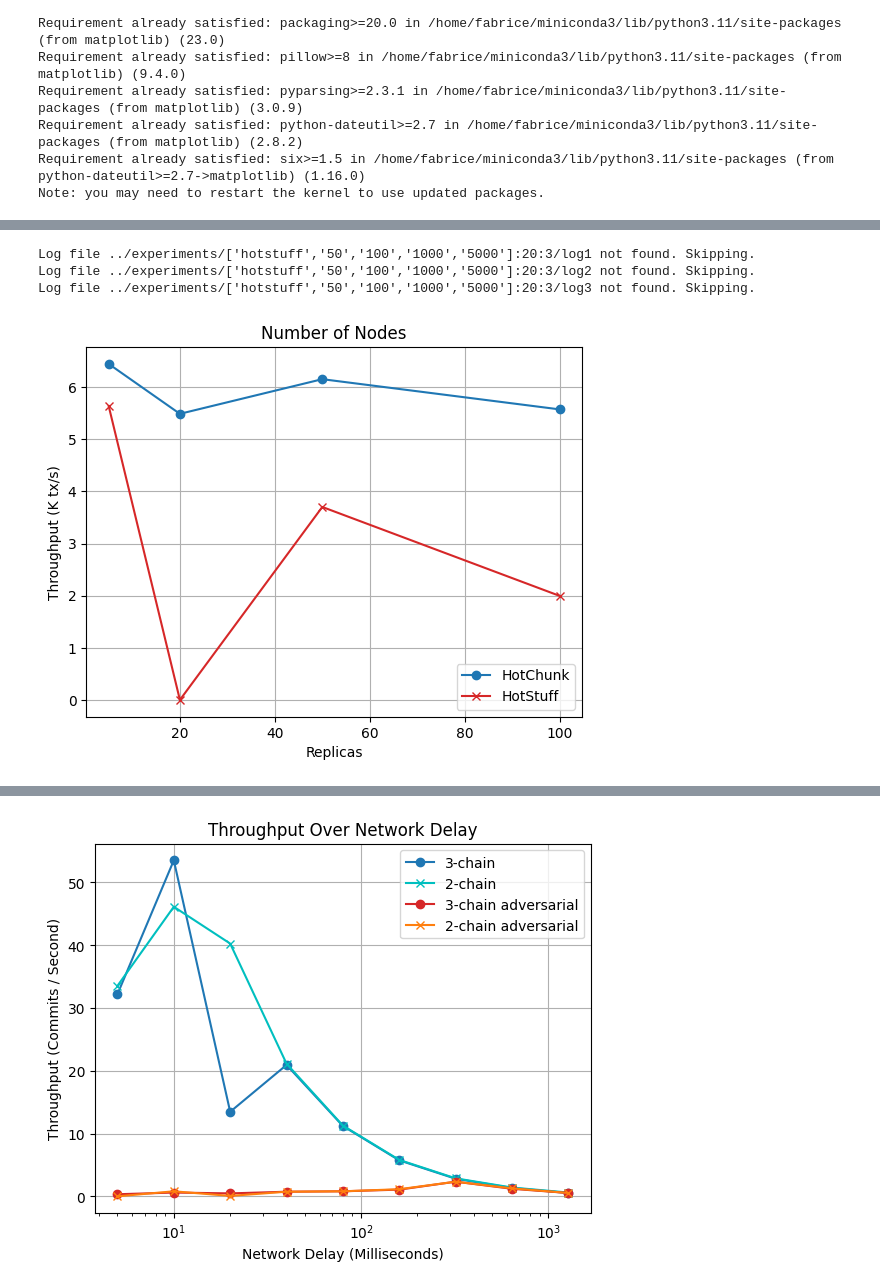
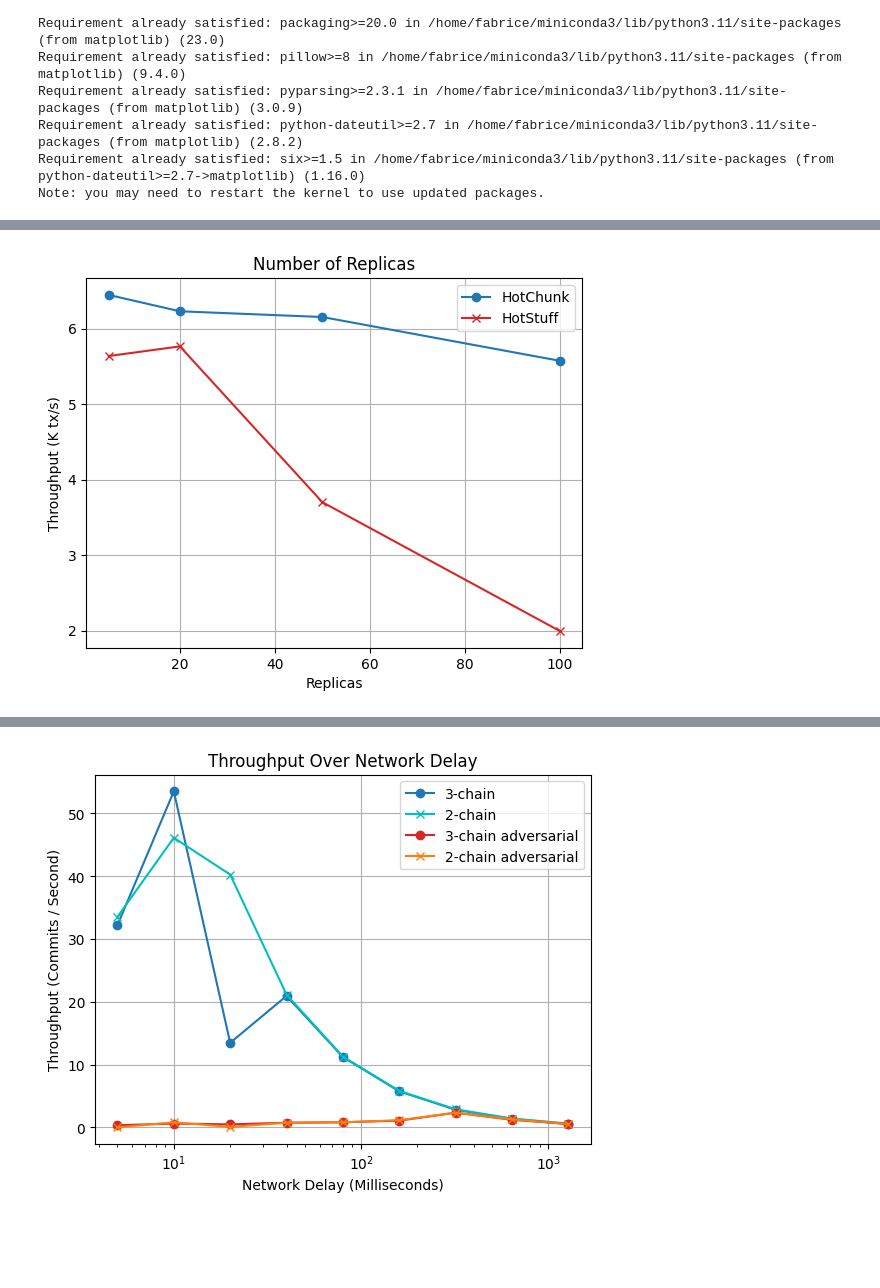
Before and after one commit to Fabr-ce/libhotchunk, a Jupyter notebook: scripts/Evaluation.ipynb, the cells around one changed output, grey strips where cells are left out. Drawn from its saved outputs; the diff is of its cells as text; code cells hidden in the pictures; blank space fills up the shorter version.

Commit message:
finished hotstuff and hotchunk evaluation

```diff
--- a/scripts/Evaluation.ipynb
+++ b/scripts/Evaluation.ipynb
@@ -29,12 +30,14 @@ def getAverageStats(experiment_str: str) -> tuple[float, float]:
     logs_path = os.path.join("../experiments", experiment_str)
     log_files = [os.path.join(logs_path, f"log{i}") for i in range(1, 4)]
 
+    log_files_available = 0
     avg_commit, avg_latency = 0, 0
     for log_file in log_files:
         try:
             with open(log_file, "r") as f:
                 log_lines = f.readlines()
 
+            log_files_available+=1
             last_commit, last_latency = None, None
             for line in reversed(log_lines):
                 commit_match = re.search(commit_pattern, line)
@@ -65,9 +68,9 @@ def getAverageStats(experiment_str: str) -> tuple[float, float]:
         except FileNotFoundError:
             print(f"Log file {log_file} not found. Skipping.")
 
-    avg_commit /= len(log_files)
+    avg_commit /= log_files_available
     if avg_latency != None:
-        avg_latency /= len(log_files)
+        avg_latency /= log_files_available
 
     avg_commit_per_sec = avg_commit / experiment_seconds
 
@@ -80,8 +83,8 @@ branches = ["master", "hotstuff"]
 throughput = {"master": [], "hotstuff": []}
 
 for branch in branches:
-    for bandwidth in latencies:
-        experiment_str = f"['{branch}','{bandwidth}','100','1000','5000']:100:5"
+    for latency in latencies:
+        experiment_str = f"['{branch}','{latency}','100','1000','5000']:100:5"
         avg_cps, avg_latency = getAverageStats(experiment_str)
         throughput[branch].append(avg_cps)
 
@@ -125,6 +128,6 @@ plt.grid()
 # %%
 # throughput over bandwidth
-bandwidths = [10, 25, 50, 100, 1000]
+bandwidths = [10, 25, 50, 100, 400, 1000]
 branches = ["master", "hotstuff"]
 
 throughput = {"master": [], "hotstuff": []}
@@ -136,7 +139,6 @@ for branch in branches:
         avg_cps, avg_latency = getAverageStats(experiment_str)
         throughput[branch].append(avg_cps)
         latency[branch].append(avg_latency)
-print(throughput["master"])
 plt.plot(bandwidths, throughput["master"], marker='o', linestyle='-', color='tab:blue', label='HotChunk')
 plt.plot(bandwidths, throughput["hotstuff"], marker='x', linestyle='-', color='tab:red', label='HotStuff')
 
@@ -150,7 +152,7 @@ plt.grid()
 
 plt.show()
 
-
+print(latency["master"])
 plt.plot(bandwidths, latency["master"], marker='o', linestyle='-', color='tab:blue', label='HotChunk')
 plt.plot(bandwidths, latency["hotstuff"], marker='x', linestyle='-', color='tab:red', label='HotStuff')
 
@@ -170,28 +172,25 @@ plt.show()
 # %%
 # throughput over nr.of replicas
 
-nr_replicas = [(5,1), (20, 5), (50, 5), (100, 5)]
+nr_replicas = [(5,1), (20, 5), (50, 3), (100, 5)]
 branches = ["master", "hotstuff"]
 
 throughput = {"master": [], "hotstuff": []}
 
 for branch in branches:
     for replica_count, virtual_machines in nr_replicas:
         experiment_str = f"['{branch}','50','100','1000','5000']:{replica_count}:{virtual_machines}"
         avg_cps, avg_latency = getAverageStats(experiment_str)
         throughput[branch].append(avg_cps)
 
 plt.plot([n for (n, _) in nr_replicas], throughput["master"], marker='o', linestyle='-', color='tab:blue', label='HotChunk')
 plt.plot([n for (n, _) in nr_replicas], throughput["hotstuff"], marker='x', linestyle='-', color='tab:red', label='HotStuff')
 
 plt.xlabel('Replicas')
 plt.ylabel('Throughput (K tx/s)')
-plt.title('Number of Nodes')
+plt.title('Number of Replicas')
 
 plt.legend()
 plt.grid()
 # %% [output]
-Log file ../experiments/['hotstuff','50','100','1000','5000']:20:3/log1 not found. Skipping.
-Log file ../experiments/['hotstuff','50','100','1000','5000']:20:3/log2 not found. Skipping.
-Log file ../experiments/['hotstuff','50','100','1000','5000']:20:3/log3 not found. Skipping.
-[figure, old version]
+[figure, new version]
```
Also changed, not shown: parts of 5 cells of this notebook, 7 other files.
